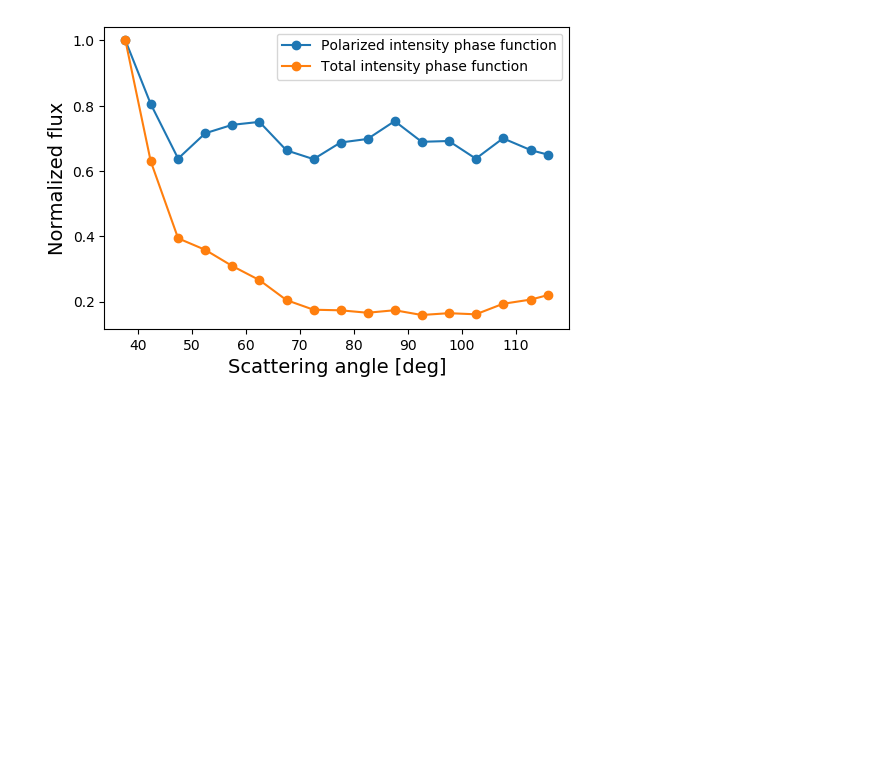
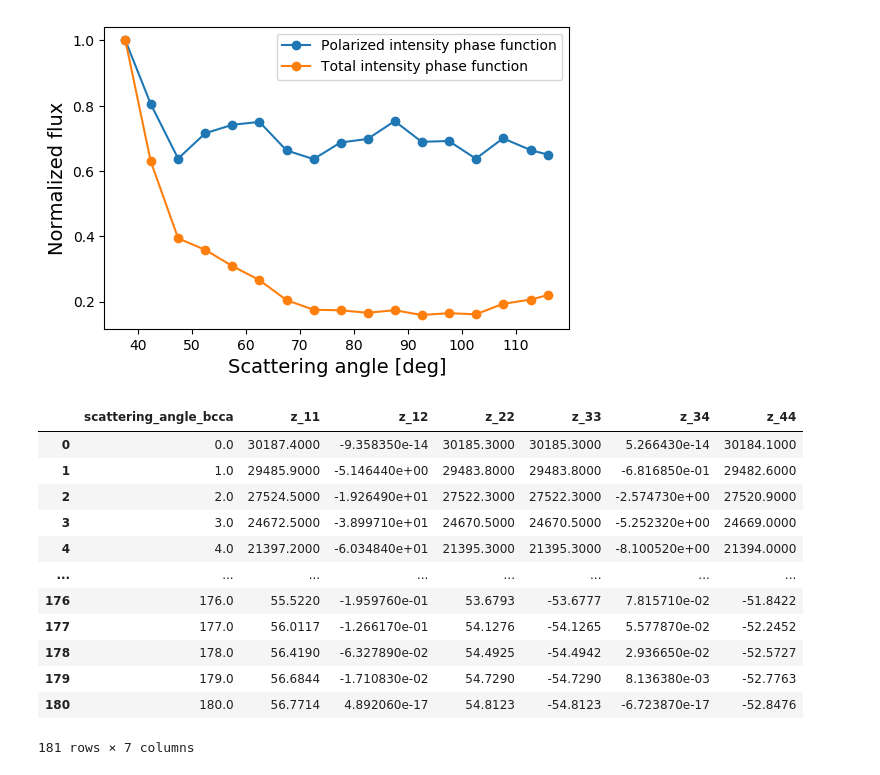
Before and after one commit to ruoyanwangdr/Cataloging-and-Visualizing-Cradles-of-Planet-Formation, a Jupyter notebook: diskmodel/disk_model_curve_fitting.ipynb, the cells around one changed output. Cells and saved outputs as stored; diff of their text form; code cells hidden in the pictures; blank space fills up the shorter version.

```diff
--- a/diskmodel/disk_model_curve_fitting.ipynb
+++ b/diskmodel/disk_model_curve_fitting.ipynb
@@ -46,3 +44,21 @@ plt.legend()
 # %% [output]
 <matplotlib.legend.Legend at 0x...>
 [figure]
+# %%
+param_bcca = ['scattering_angle_bcca', 'z_11', 'z_12', 'z_22', 'z_33', 'z_34', 'z_44']
+bcca = pd.read_table('lmd1.6um_cc1024_TMM.dat', sep='\s+', header=None, comment='#', skiprows=6, names=param_bcca)
+bcca
+# %% [output]
+|  | scattering_angle_bcca | z_11 | z_12 | z_22 | z_33 | z_34 | z_44 |
+| 0 | 0.0 | 30187.4000 | -9.358350e-14 | 30185.3000 | 30185.3000 | 5.266430e-14 | 30184.1000 |
+| 1 | 1.0 | 29485.9000 | -5.146440e+00 | 29483.8000 | 29483.8000 | -6.816850e-01 | 29482.6000 |
+| 2 | 2.0 | 27524.5000 | -1.926490e+01 | 27522.3000 | 27522.3000 | -2.574730e+00 | 27520.9000 |
+| 3 | 3.0 | 24672.5000 | -3.899710e+01 | 24670.5000 | 24670.5000 | -5.252320e+00 | 24669.0000 |
+| 4 | 4.0 | 21397.2000 | -6.034840e+01 | 21395.3000 | 21395.3000 | -8.100520e+00 | 21394.0000 |
+| ... | ... | ... | ... | ... | ... | ... | ... |
+| 176 | 176.0 | 55.5220 | -1.959760e-01 | 53.6793 | -53.6777 | 7.815710e-02 | -51.8422 |
+| 177 | 177.0 | 56.0117 | -1.266170e-01 | 54.1276 | -54.1265 | 5.577870e-02 | -52.2452 |
+| 178 | 178.0 | 56.4190 | -6.327890e-02 | 54.4925 | -54.4942 | 2.936650e-02 | -52.5727 |
+| 179 | 179.0 | 56.6844 | -1.710830e-02 | 54.7290 | -54.7290 | 8.136380e-03 | -52.7763 |
+| 180 | 180.0 | 56.7714 | 4.892060e-17 | 54.8123 | -54.8123 | -6.723870e-17 | -52.8476 |
+181 rows × 7 columns
```
Also changed, not shown: parts of 3 cells of this notebook.
